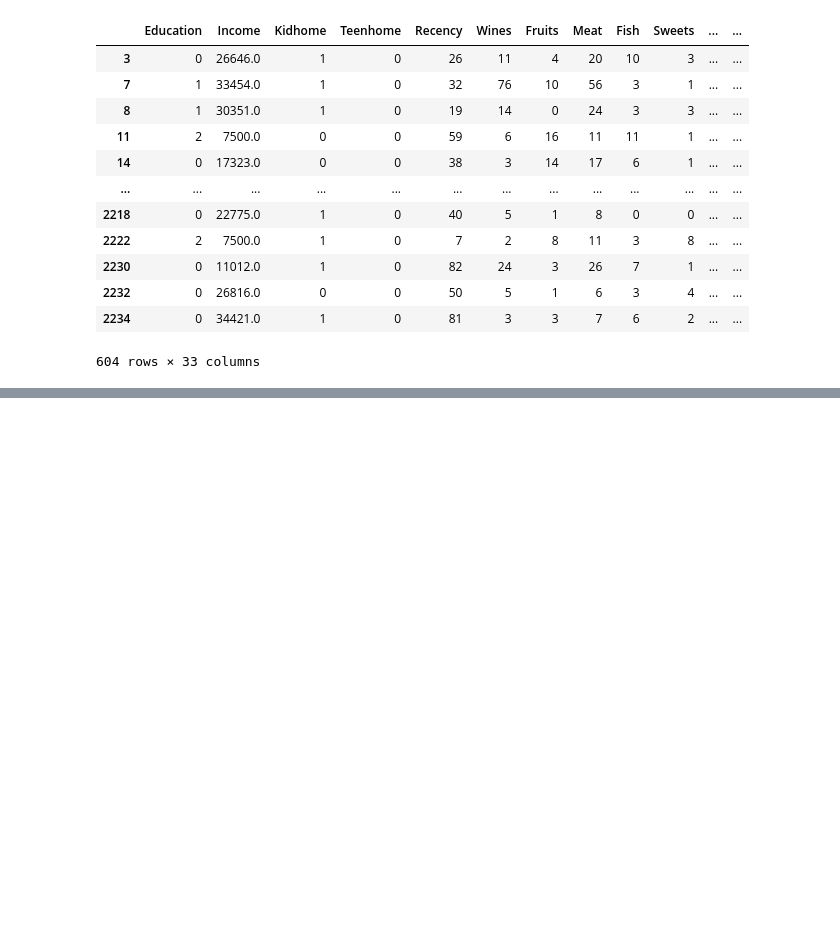
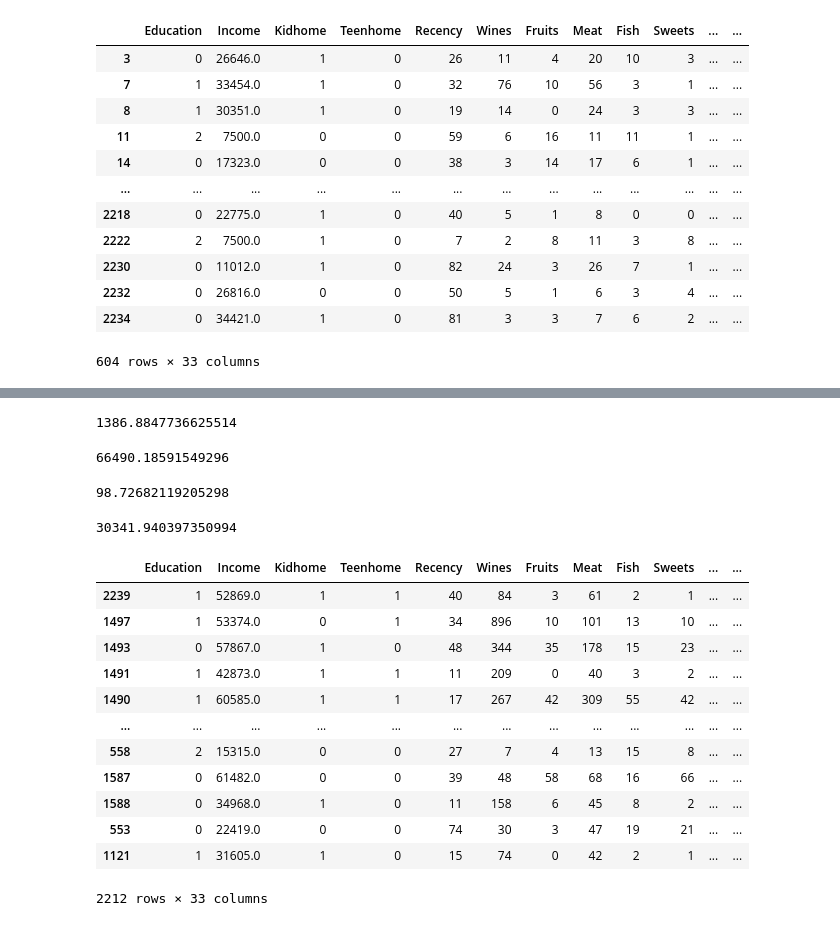
Before and after one commit to baohuy2209/customer-segmentation, a Jupyter notebook: k-means.ipynb, the cells around one changed output, grey strips where cells are left out. Saved outputs shown, nothing was run; the diff lists cells and outputs as text; code cells hidden in the pictures; blank space fills up the shorter version.

```diff
--- a/k-means.ipynb
+++ b/k-means.ipynb
@@ -766,0 +786,34 @@ cluster4.to_excel("cluster4.xlsx", index=False)
+# %%
+cluster2['Spent'].mean()
+# %% [output]
+1386.8847736625514
+# %%
+cluster3['Income'].mean()
+# %% [output]
+66490.18591549296
+# %%
+cluster4['Spent'].mean()
+# %% [output]
+98.72682119205298
+# %%
+cluster4['Income'].mean()
+# %% [output]
+30341.940397350994
+# %%
+data = data.sort_values(by='Clusters', ascending=True)
+# %%
+data
+# %% [output]
+|  | Education | Income | Kidhome | Teenhome | Recency | Wines | Fruits | Meat | Fish | Sweets | ... | ... |
+| 2239 | 1 | 52869.0 | 1 | 1 | 40 | 84 | 3 | 61 | 2 | 1 | ... | ... |
+| 1497 | 1 | 53374.0 | 0 | 1 | 34 | 896 | 10 | 101 | 13 | 10 | ... | ... |
+| 1493 | 0 | 57867.0 | 1 | 0 | 48 | 344 | 35 | 178 | 15 | 23 | ... | ... |
+| 1491 | 1 | 42873.0 | 1 | 1 | 11 | 209 | 0 | 40 | 3 | 2 | ... | ... |
+| 1490 | 1 | 60585.0 | 1 | 1 | 17 | 267 | 42 | 309 | 55 | 42 | ... | ... |
+| ... | ... | ... | ... | ... | ... | ... | ... | ... | ... | ... | ... | ... |
+| 558 | 2 | 15315.0 | 0 | 0 | 27 | 7 | 4 | 13 | 15 | 8 | ... | ... |
+| 1587 | 0 | 61482.0 | 0 | 0 | 39 | 48 | 58 | 68 | 16 | 66 | ... | ... |
+| 1588 | 0 | 34968.0 | 1 | 0 | 11 | 158 | 6 | 45 | 8 | 2 | ... | ... |
+| 553 | 0 | 22419.0 | 0 | 0 | 74 | 30 | 3 | 47 | 19 | 21 | ... | ... |
+| 1121 | 1 | 31605.0 | 1 | 0 | 15 | 74 | 0 | 42 | 2 | 1 | ... | ... |
+2212 rows × 33 columns
```
Also changed, not shown: parts of 9 cells of this notebook, 5 other files.
